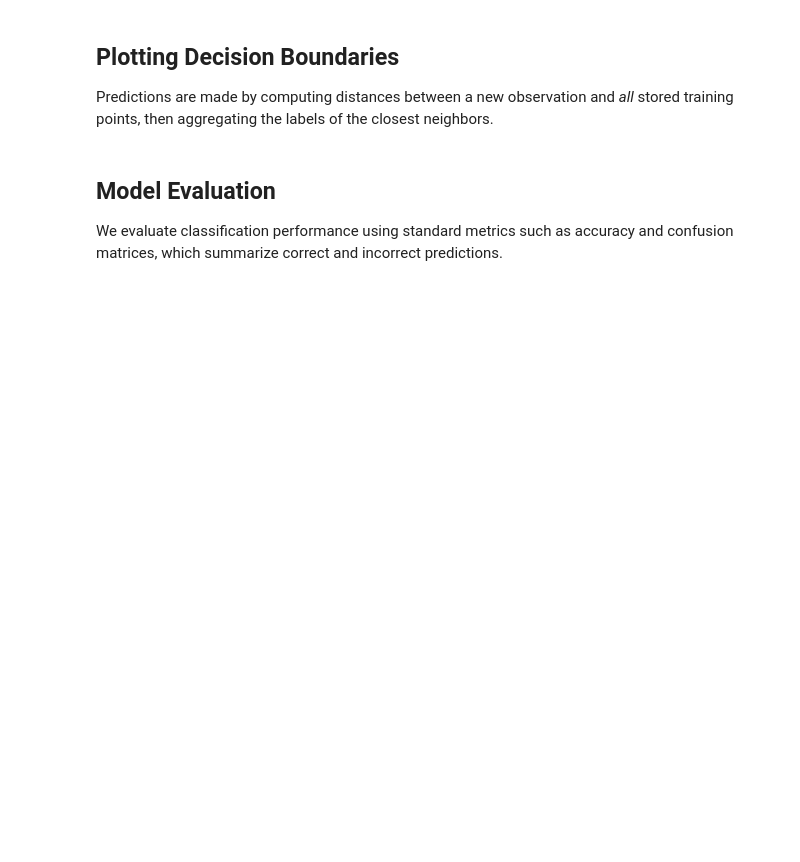
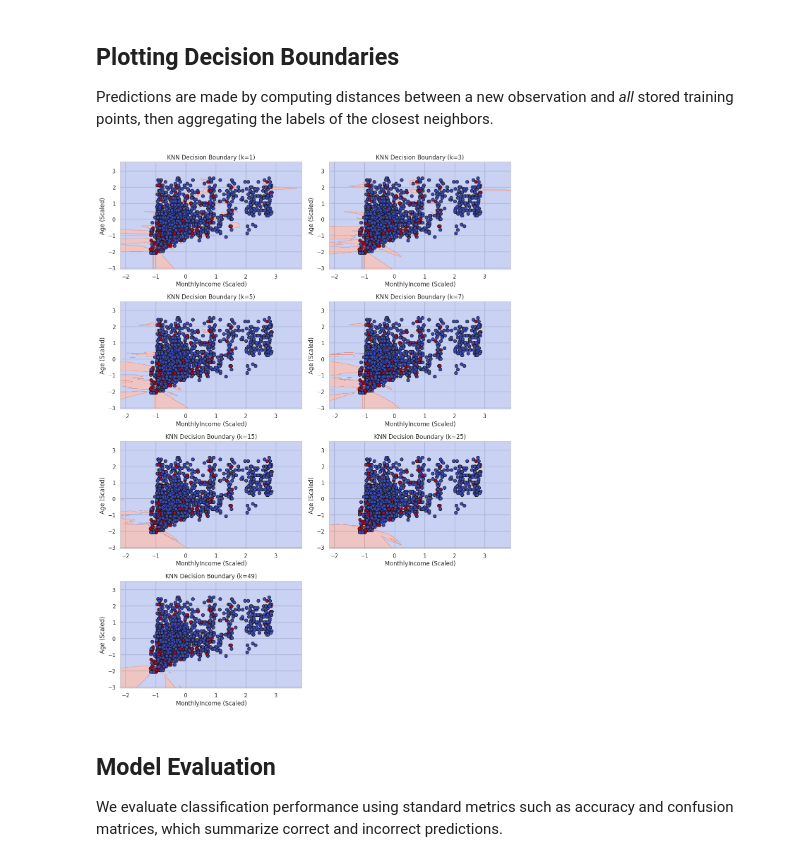
Before and after one commit to arishokri/ml_in_io, a Jupyter notebook: lectures/week3_knn_classifier_lecture.ipynb, the cells around one changed output. Saved outputs shown, nothing was run; the diff lists cells and outputs as text; code cells hidden in the pictures; blank space fills up the shorter version.

```diff
--- a/lectures/week3_knn_classifier_lecture.ipynb
+++ b/lectures/week3_knn_classifier_lecture.ipynb
@@ -404,33 +410,35 @@ def plot_decision_boundary(ax, X, y, k, feature_names, class_labels):
 # %%
 # Plotting decision boundaries for a smaller model on a number of k values
 
 k_values = [1, 3, 5, 7, 15, 25, 49]
-selected_features = ["JobInvolvement", "Age"]
+selected_features = ["MonthlyIncome", "Age"]
 X_2d = df[selected_features]
 
 scaler_2d = StandardScaler()
 
 X_2d_scaled = scaler_2d.fit_transform(X_2d)
 
 n_rows = (len(k_values) + 1) // 2
 fig, axes = plt.subplots(n_rows, 2, figsize=(12, 4 * n_rows))
 axes = axes.flatten()
 
 for ax, k in zip(axes, k_values):
     plot_decision_boundary(
         ax=ax,
         X=X_2d_scaled,
         y=y,
         k=k,
         feature_names=selected_features,
         class_labels=["No Attrition", "Attrition"],
     )
 
 # Hide unused axes
 for ax in axes[len(k_values) :]:
     ax.axis("off")
 
 plt.tight_layout()
+# %% [output]
+[figure, added]
 # %% [markdown]
 ## Model Evaluation
 
```
Also changed, not shown: parts of 18 cells of this notebook.
